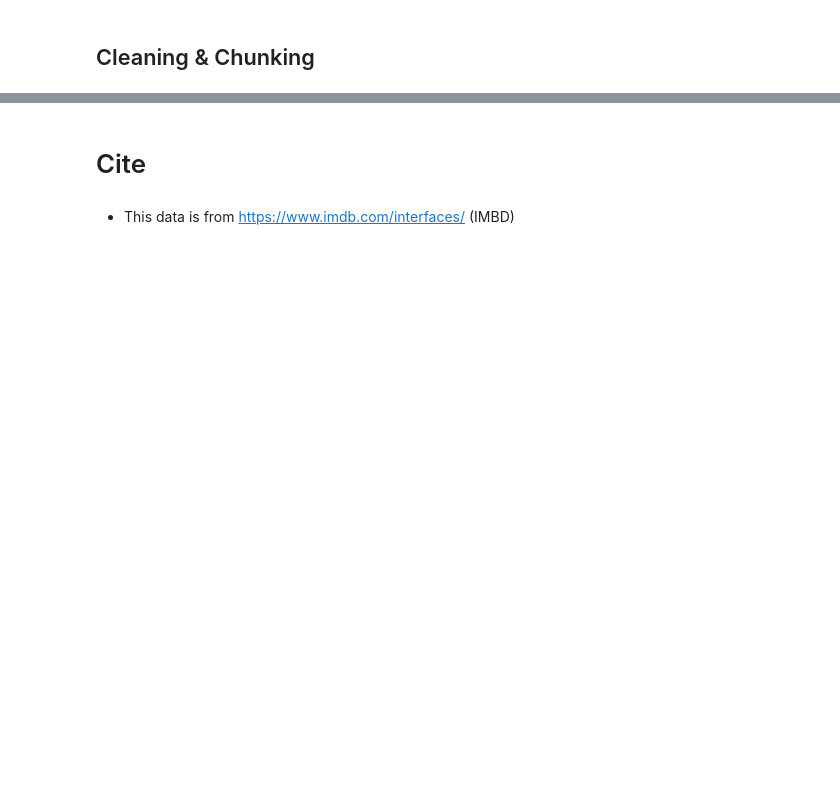
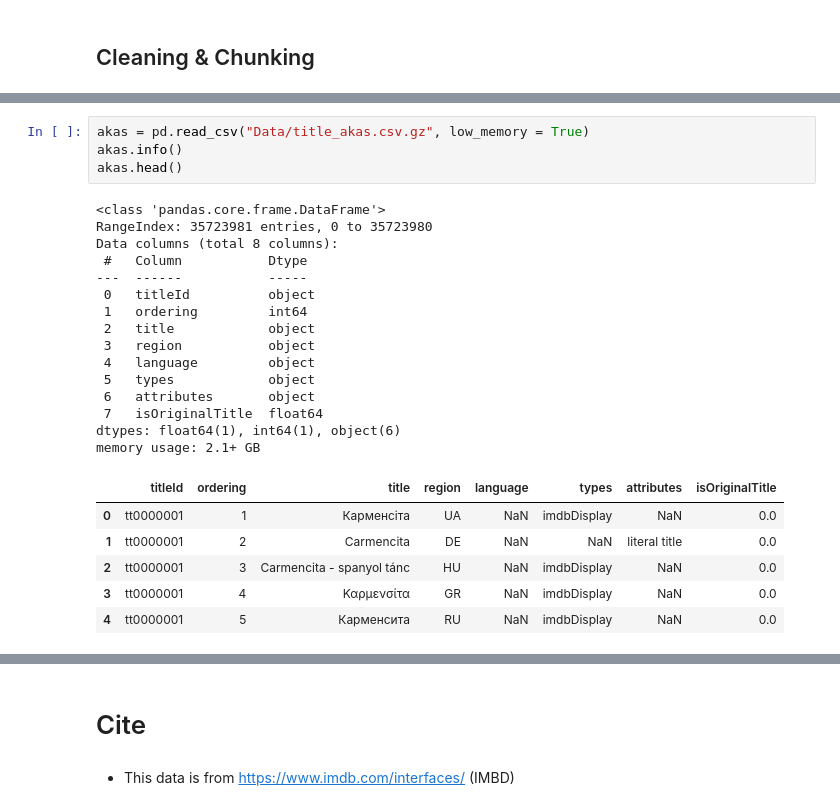
Before and after one commit to CaillahR/Project-3-Part-1, a Jupyter notebook: Project 3 part 1.ipynb, the cells around one changed output, grey strips where cells are left out. Cells and saved outputs as stored; diff of their text form; blank space fills up the shorter version.

```diff
--- a/Project 3 part 1.ipynb
+++ b/Project 3 part 1.ipynb
@@ -153,0 +174,26 @@ os.listdir("Data/")
+# %%
+akas = pd.read_csv("Data/title_akas.csv.gz", low_memory = True)
+akas.info()
+akas.head()
+# %% [output]
+<class 'pandas.core.frame.DataFrame'>
+RangeIndex: 35723981 entries, 0 to 35723980
+Data columns (total 8 columns):
+ #   Column           Dtype
+---  ------           -----
+ 0   titleId          object
+ 1   ordering         int64
+ 2   title            object
+ 3   region           object
+ 4   language         object
+ 5   types            object
+ 6   attributes       object
+ 7   isOriginalTitle  float64
+dtypes: float64(1), int64(1), object(6)
+memory usage: 2.1+ GB
+|  | titleId | ordering | title | region | language | types | attributes | isOriginalTitle |
+| 0 | tt0000001 | 1 | Карменсіта | UA | NaN | imdbDisplay | NaN | 0.0 |
+| 1 | tt0000001 | 2 | Carmencita | DE | NaN | NaN | literal title | 0.0 |
+| 2 | tt0000001 | 3 | Carmencita - spanyol tánc | HU | NaN | imdbDisplay | NaN | 0.0 |
+| 3 | tt0000001 | 4 | Καρμενσίτα | GR | NaN | imdbDisplay | NaN | 0.0 |
+| 4 | tt0000001 | 5 | Карменсита | RU | NaN | imdbDisplay | NaN | 0.0 |
```
Also changed, not shown: parts of 33 cells of this notebook, 2 other files.
